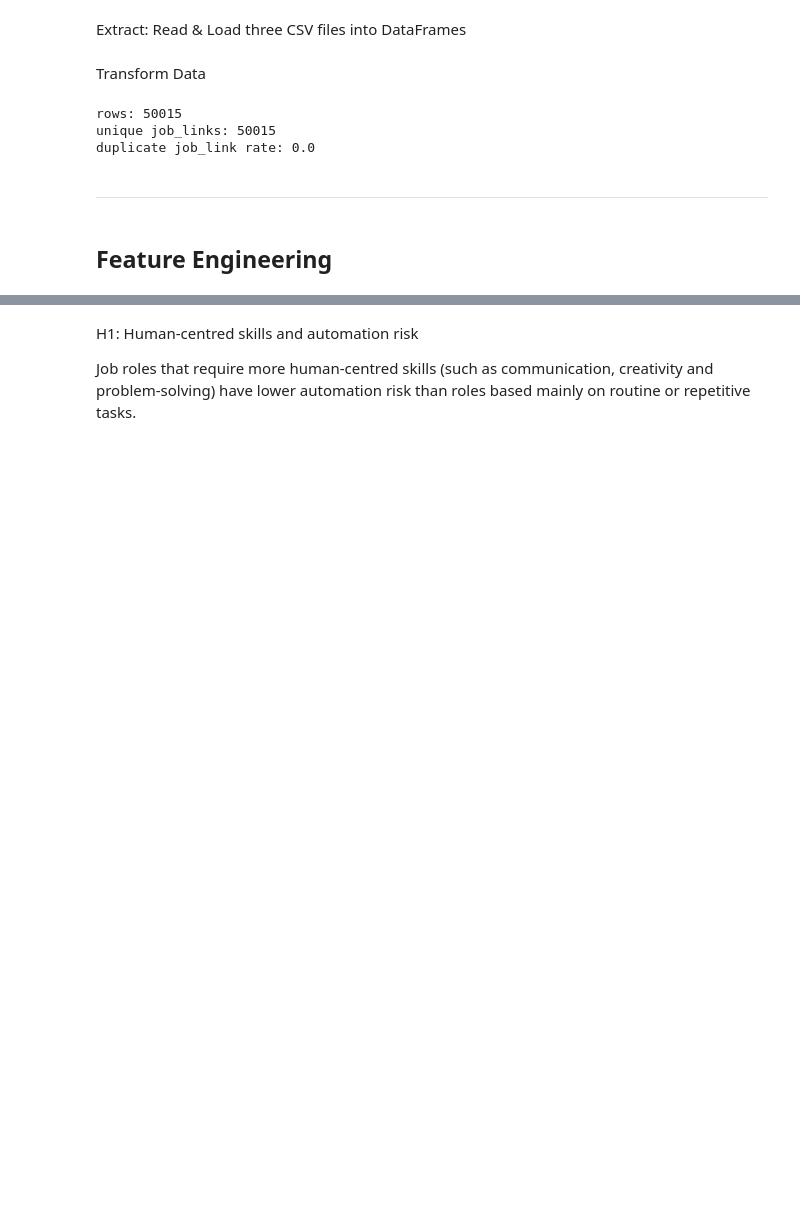
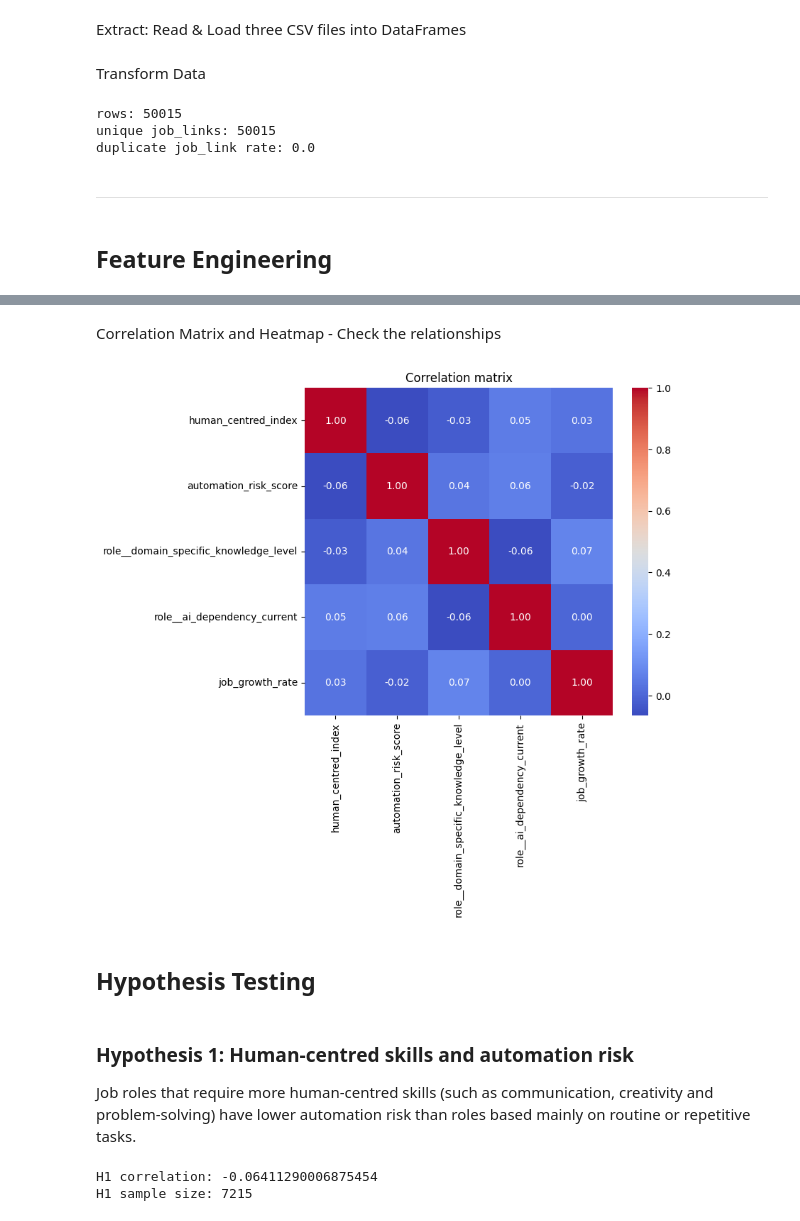
Before and after one commit to sunnyjandu/AI-and-the-Future-of-Work-and-Learning, a Jupyter notebook: jupyter_notebooks/data_analysis.ipynb, the cells around one changed output, grey strips where cells are left out. Drawn from its saved outputs; the diff is of its cells as text; code cells hidden in the pictures; blank space fills up the shorter version.

```diff
--- a/jupyter_notebooks/data_analysis.ipynb
+++ b/jupyter_notebooks/data_analysis.ipynb
@@ -105,4 +184,39 @@ duplicate job_link rate: 0.0
+# %% [markdown]
+Correlation Matrix and Heatmap - Check the relationships
+# %%
+corr_vars = df_posting[[
+    "human_centred_index",
+    "automation_risk_score",
+    "role__domain_specific_knowledge_level",
+    "role__ai_dependency_current",
+    "job_growth_rate"
+]]
+
+corr = corr_vars.corr()
+
+plt.figure(figsize=(7,6))
+sns.heatmap(corr, annot=True, cmap="coolwarm", fmt=".2f")
+plt.title("Correlation matrix")
+plt.show()
+# %% [output]
+[figure, added]
+# %% [markdown]
+## Hypothesis Testing
 # %% [markdown]
-H1: Human-centred skills and automation risk
+### Hypothesis 1: Human-centred skills and automation risk
 
 Job roles that require more human-centred skills (such as communication, creativity and problem-solving) have lower automation risk than roles based mainly on routine or repetitive tasks.
+# %%
+h1_df = df_posting.dropna(
+    subset=["human_centred_index","automation_risk_score"]
+)
+
+h1_corr = h1_df["human_centred_index"].corr(
+    h1_df["automation_risk_score"]
+)
+
+print("H1 correlation:", h1_corr)
+print("H1 sample size:", len(h1_df))
+# %% [output]
+H1 correlation: -0.06411290006875454
+H1 sample size: 7215
```
Also changed, not shown: parts of 18 cells of this notebook, 2 other files.
